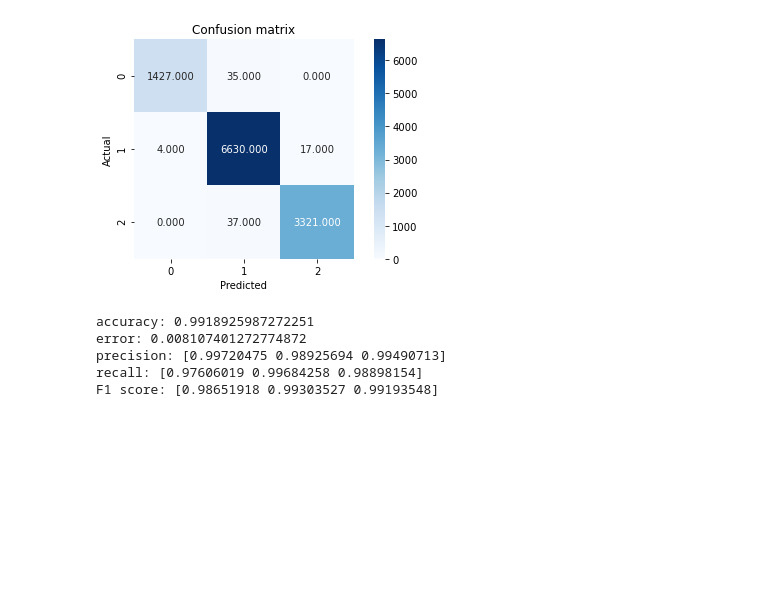
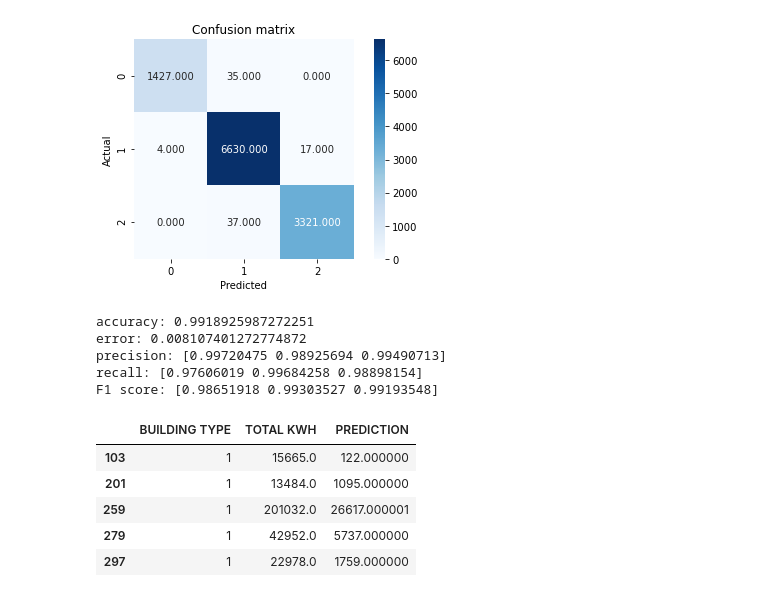
Before and after one commit to KaveeshaW/cs418_energy_usage, a Jupyter notebook: final_project.ipynb, the cells around one changed output. Saved outputs shown, nothing was run; the diff lists cells and outputs as text; code cells hidden in the pictures; blank space fills up the shorter version.

Commit message:
added the predictions

```diff
--- a/final_project.ipynb
+++ b/final_project.ipynb
@@ -568,0 +552,20 @@ F1 score: [0.98651918 0.99303527 0.99193548]
+# %%
+x_test = energy_data.select_dtypes(include=[np.int64,np.float64])
+x_test = x_test.iloc[:, :50].values
+x_test_scaled = scaler.transform(x_test)
+x_test_scaled_df = pd.DataFrame(x_test_scaled)
+
+final_data = energy_data.iloc[:, [2,16]]
+final_data.head()
+
+predictedBuildings = fitted_model_kwh.predict(X = x_test_scaled)
+predictedBuildings.shape
+final_data.insert(2, 'PREDICTION', predictedBuildings)
+final_data.head()
+# %% [output]
+|  | BUILDING TYPE | TOTAL KWH | PREDICTION |
+| 103 | 1 | 15665.0 | 122.000000 |
+| 201 | 1 | 13484.0 | 1095.000000 |
+| 259 | 1 | 201032.0 | 26617.000001 |
+| 279 | 1 | 42952.0 | 5737.000000 |
+| 297 | 1 | 22978.0 | 1759.000000 |
```
Also changed, not shown: parts of 8 cells of this notebook.
